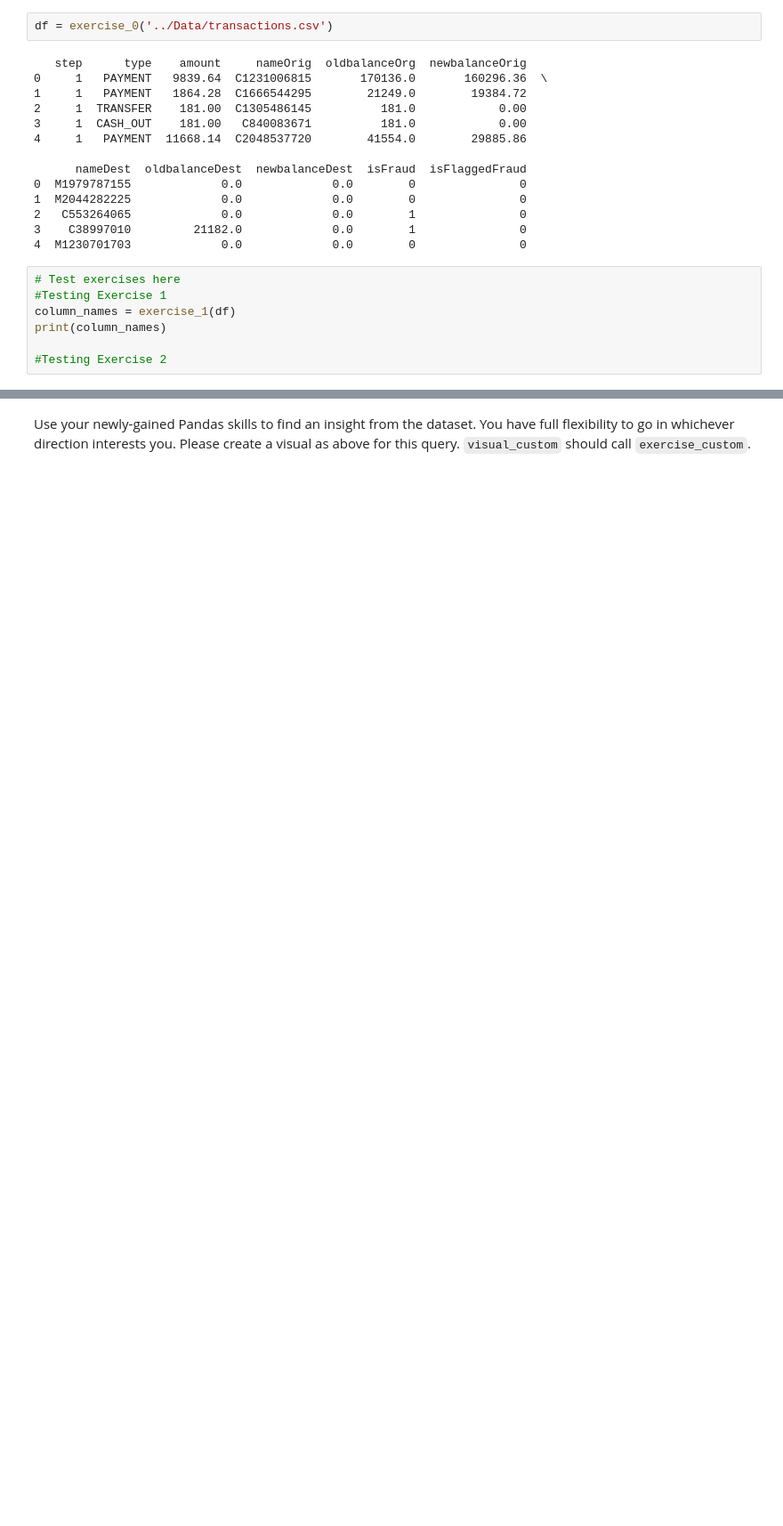
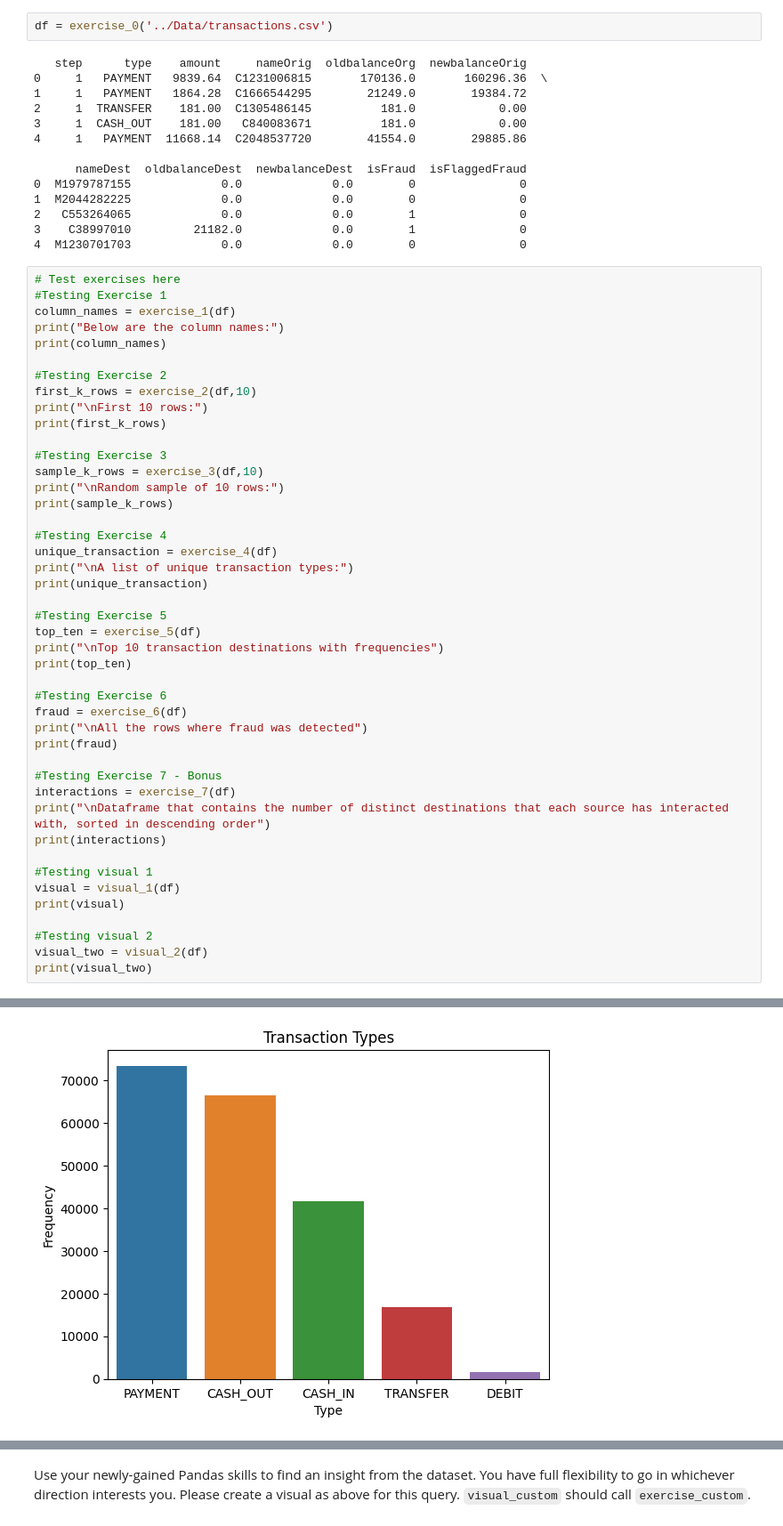
Before and after one commit to RajaATAli/JPMorgan-CyberSec-Virtual-JobSimulation, a Jupyter notebook: Task_1/task1.ipynb, the cells around one changed output, grey strips where cells are left out. Shown at 89% size. Cells and saved outputs as stored; diff of their text form; blank space fills up the shorter version.

```diff
--- a/Task_1/task1.ipynb
+++ b/Task_1/task1.ipynb
@@ -86,7 +111,44 @@ df = exercise_0('../Data/transactions.csv')
 # Test exercises here
 #Testing Exercise 1
 column_names = exercise_1(df)
+print("Below are the column names:")
 print(column_names)
 
 #Testing Exercise 2
+first_k_rows = exercise_2(df,10)
+print("\nFirst 10 rows:")
+print(first_k_rows)
+
+#Testing Exercise 3
+sample_k_rows = exercise_3(df,10)
+print("\nRandom sample of 10 rows:")
+print(sample_k_rows)
+
+#Testing Exercise 4
+unique_transaction = exercise_4(df)
+print("\nA list of unique transaction types:")
+print(unique_transaction)
+
+#Testing Exercise 5
+top_ten = exercise_5(df)
+print("\nTop 10 transaction destinations with frequencies")
+print(top_ten)
+
+#Testing Exercise 6
+fraud = exercise_6(df)
+print("\nAll the rows where fraud was detected")
+print(fraud)
+
+#Testing Exercise 7 - Bonus
+interactions = exercise_7(df)
+print("\nDataframe that contains the number of distinct destinations that each source has interacted with, sorted in descending order")
+print(interactions)
+
+#Testing visual 1
+visual = visual_1(df)
+print(visual)
+
+#Testing visual 2
+visual_two = visual_2(df)
+print(visual_two)
 # %% [output]
@@ -93,0 +172 @@ print(column_names)
+[figure, added]
```
Also changed, not shown: parts of 8 cells of this notebook, 3 other files.
